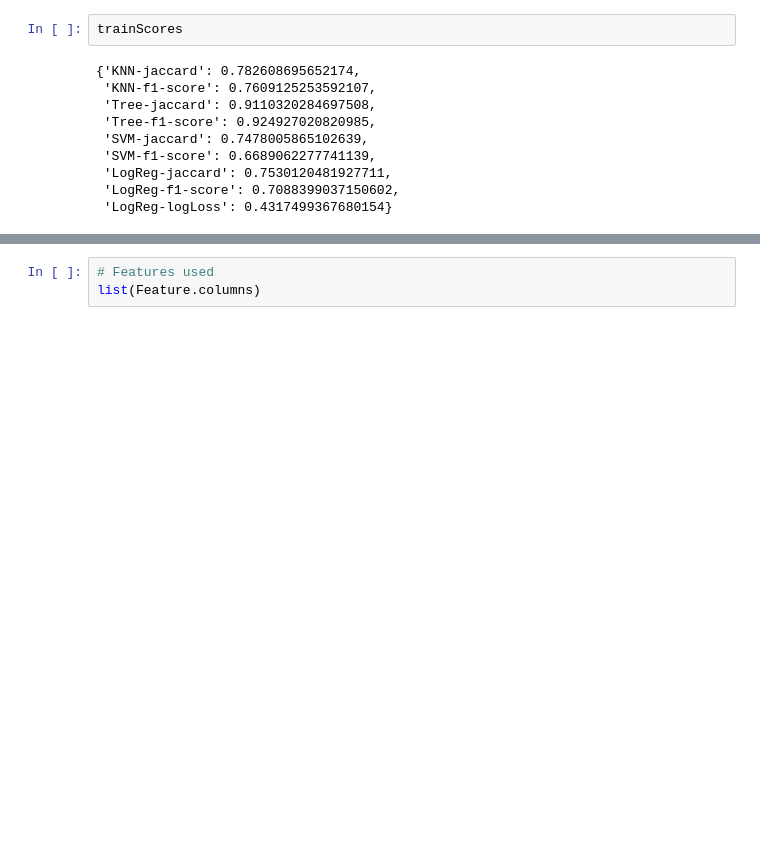
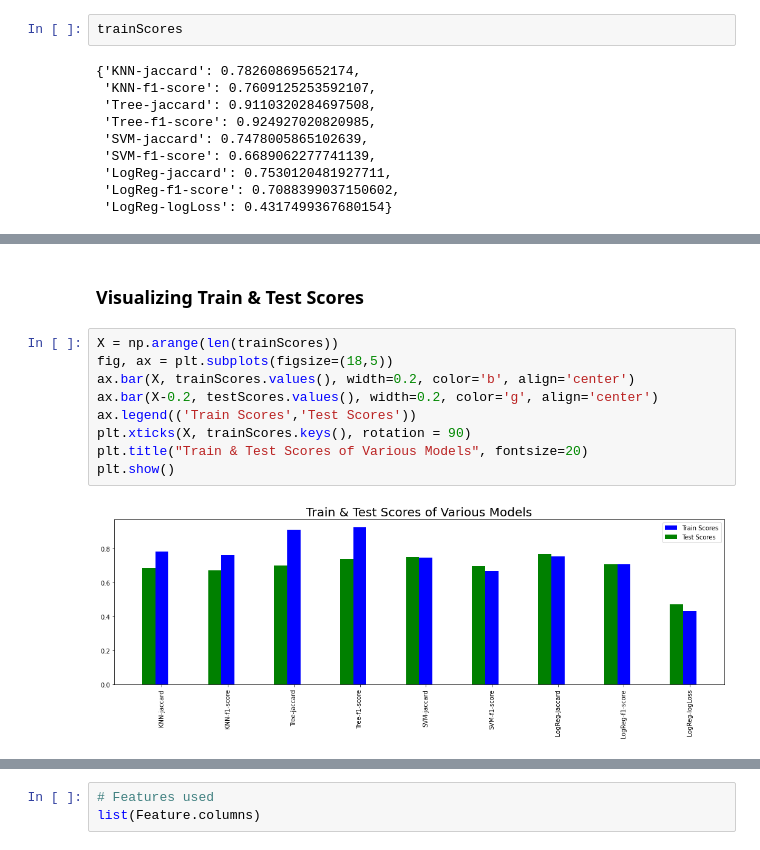
Before and after one commit to lakshya-1209/Coursera-ML-Project, a Jupyter notebook: Best Classifier Project Coursera.ipynb, the cells around one changed output, grey strips where cells are left out. Drawn from its saved outputs; the diff is of its cells as text; blank space fills up the shorter version.

```diff
--- a/Best Classifier Project Coursera.ipynb
+++ b/Best Classifier Project Coursera.ipynb
@@ -606,3 +608,16 @@ testScores
  'LogReg-jaccard': 0.7692307692307693,
  'LogReg-f1-score': 0.708937198067633,
  'LogReg-logLoss': 0.4739578521073107}
+# %% [markdown]
+### Visualizing Train & Test Scores
+# %%
+X = np.arange(len(trainScores))
+fig, ax = plt.subplots(figsize=(18,5))
+ax.bar(X, trainScores.values(), width=0.2, color='b', align='center')
+ax.bar(X-0.2, testScores.values(), width=0.2, color='g', align='center')
+ax.legend(('Train Scores','Test Scores'))
+plt.xticks(X, trainScores.keys(), rotation = 90)
+plt.title("Train & Test Scores of Various Models", fontsize=20)
+plt.show()
+# %% [output]
+[figure, added]
```
Also changed, not shown: parts of 9 cells of this notebook.
